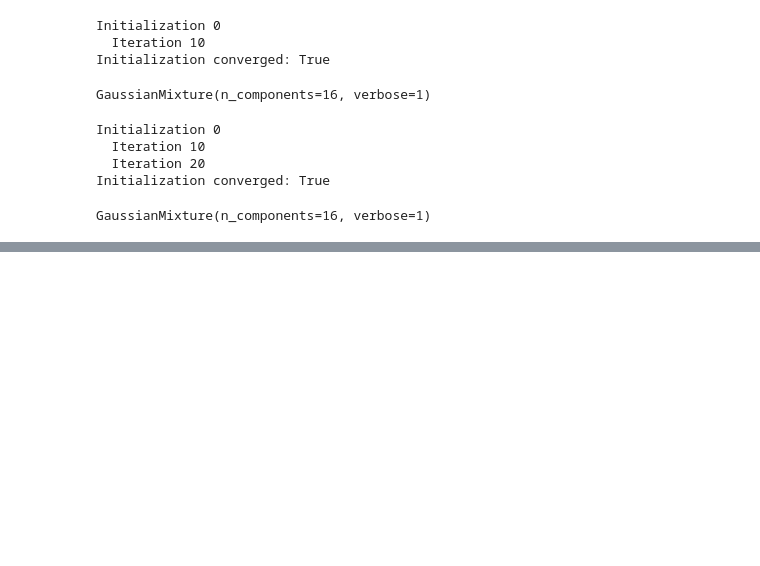
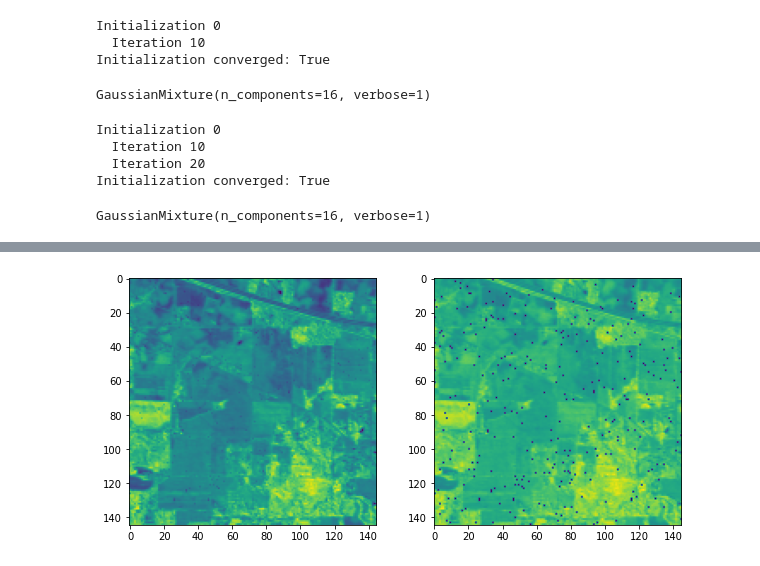
Before and after one commit to SabineHU/projet-IML, a Jupyter notebook: src/GMM.ipynb, the cells around one changed output, grey strips where cells are left out. Cells and saved outputs as stored; diff of their text form; code cells hidden in the pictures; blank space fills up the shorter version.

```diff
--- a/src/GMM.ipynb
+++ b/src/GMM.ipynb
@@ -144,0 +301,2 @@ adjusted_rand_score(test, test2)
+# %%
+conv_test_img = test_img_outliers.copy()
@@ -144,0 +308,4 @@ adjusted_rand_score(test, test2)
+# %%
+plot_two_figures(conv_test_img, test_img_outliers, '', '')
+# %% [output]
+[figure, added]
```
Also changed, not shown: parts of 61 cells of this notebook.
